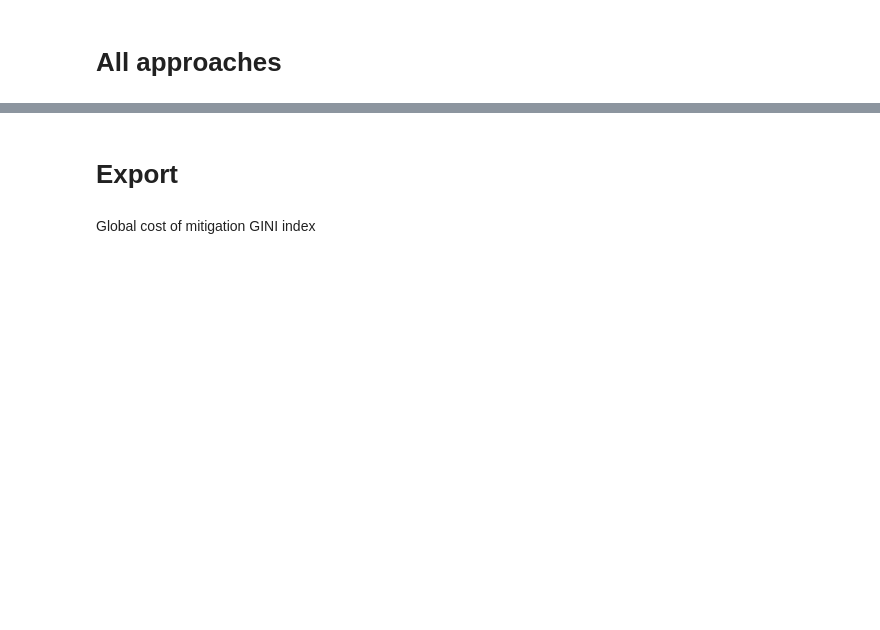
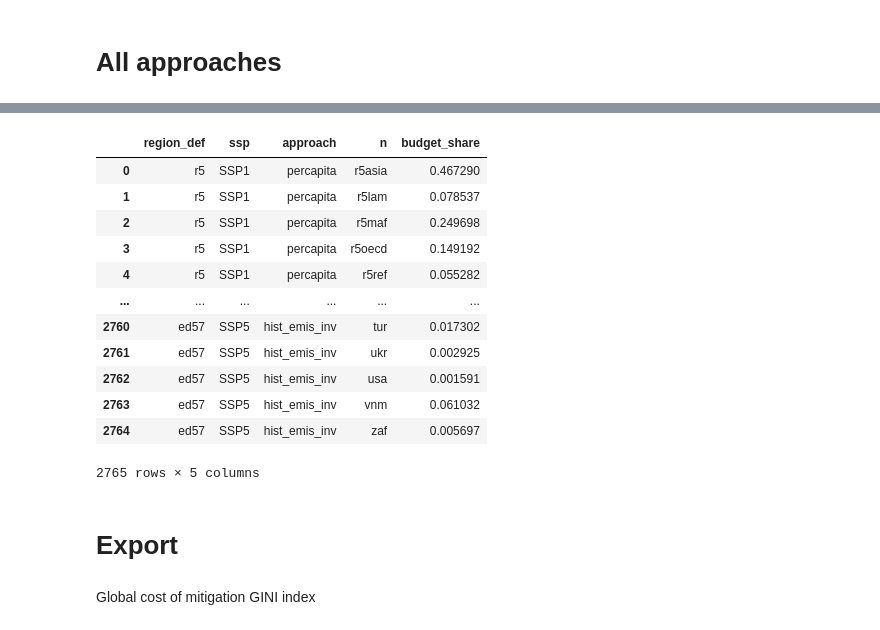
Before and after one commit to DanielPerezF/ClimateChange-WISE-project, a Jupyter notebook: region_data.ipynb, the cells around one changed output, grey strips where cells are left out. Cells and saved outputs as stored; diff of their text form; code cells hidden in the pictures; blank space fills up the shorter version.

```diff
--- a/region_data.ipynb
+++ b/region_data.ipynb
@@ -233,7 +317,8 @@ map_codes = pd.read_csv('map_codes.csv')
 # %%
 whole_data = pd.merge(pop_shares,gdp_avg,'left',['region_def','n','ssp'])
 whole_data = pd.merge(whole_data,emi_shares,'left',['region_def','n','ssp'])
-shares = whole_data[['region_def','ssp','n','pop_share','gdp_share_pc','gdp_share_pc_inv','emi_shares_pc','emi_shares_pc_inv']]
+whole_data = pd.merge(whole_data,total_hist_emis,'left',['region_def','n'])
+shares = whole_data[['region_def','ssp','n','pop_share','gdp_share_pc','gdp_share_pc_inv','emi_shares_pc','emi_shares_pc_inv','hist_emi_share','hist_emi_share_inv']]
 # %%
 shares
 # %% [output]
@@ -256,9 +341,27 @@ effort_shares.replace({'pop_share':'percapita',
                        'gdp_share_pc':'gdp_percapita',
                        'gdp_share_pc_inv': 'gdp_percapita_inv',
                        'emi_shares_pc': 'current_emis_percapita',
-                       'emi_shares_pc_inv':'current_emis_percapita_inv'},
+                       'emi_shares_pc_inv':'current_emis_percapita_inv',
+                       'hist_emi_share':'hist_emis',
+                       'hist_emi_share_inv':'hist_emis_inv'},
                        inplace=True)
 effort_shares = effort_shares[['region_def','ssp','approach','n','budget_share']]
+# %%
+effort_shares
+# %% [output]
+|  | region_def | ssp | approach | n | budget_share |
+| 0 | r5 | SSP1 | percapita | r5asia | 0.467290 |
+| 1 | r5 | SSP1 | percapita | r5lam | 0.078537 |
+| 2 | r5 | SSP1 | percapita | r5maf | 0.249698 |
+| 3 | r5 | SSP1 | percapita | r5oecd | 0.149192 |
+| 4 | r5 | SSP1 | percapita | r5ref | 0.055282 |
+| ... | ... | ... | ... | ... | ... |
+| 2760 | ed57 | SSP5 | hist_emis_inv | tur | 0.017302 |
+| 2761 | ed57 | SSP5 | hist_emis_inv | ukr | 0.002925 |
+| 2762 | ed57 | SSP5 | hist_emis_inv | usa | 0.001591 |
+| 2763 | ed57 | SSP5 | hist_emis_inv | vnm | 0.061032 |
+| 2764 | ed57 | SSP5 | hist_emis_inv | zaf | 0.005697 |
+2765 rows × 5 columns
 # %% [markdown]
 # Export
 # %%
```
Also changed, not shown: parts of 6 cells of this notebook, 4 other files.
